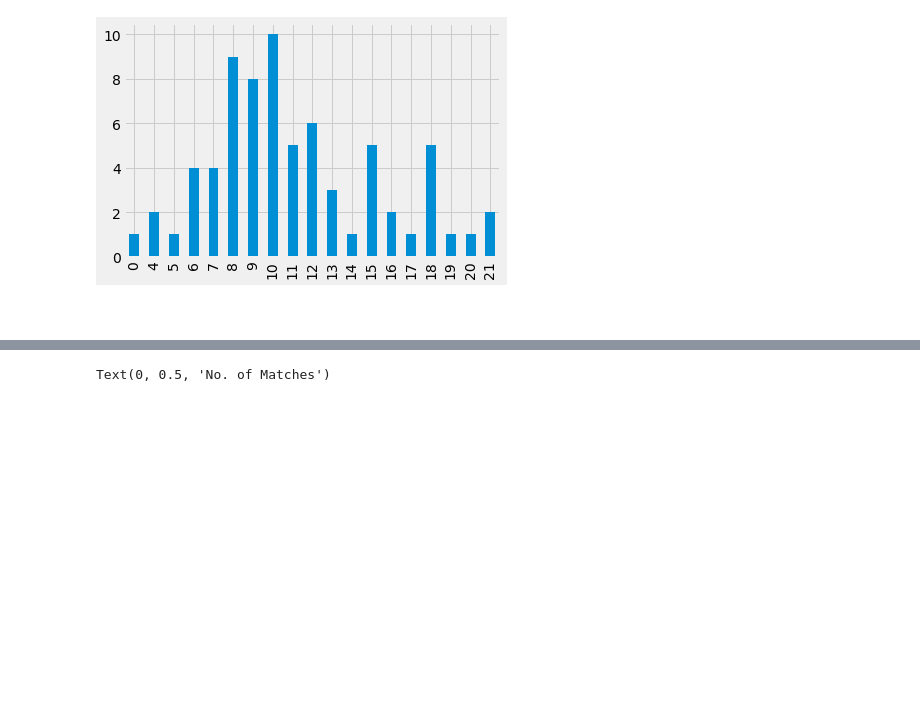
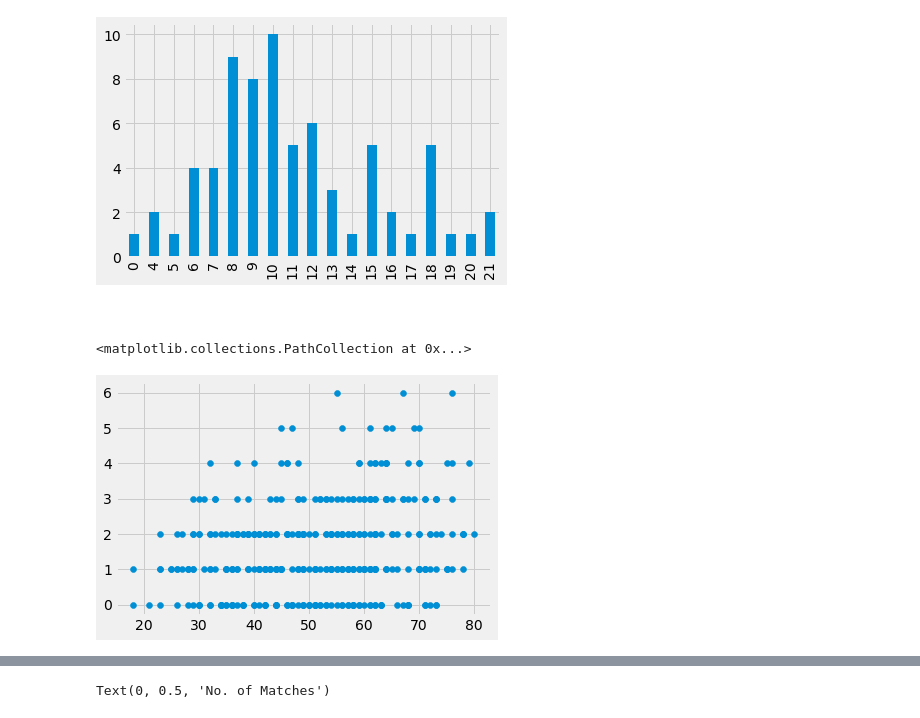
Before and after one commit to colm-o-caoimh/FootballSimulation, a Jupyter notebook: PDA_Project2020.ipynb, the cells around one changed output, grey strips where cells are left out. Saved outputs shown, nothing was run; the diff lists cells and outputs as text; code cells hidden in the pictures; blank space fills up the shorter version.

```diff
--- a/PDA_Project2020.ipynb
+++ b/PDA_Project2020.ipynb
@@ -701,3 +701,8 @@ draw_shots_distribution.plot(kind='bar')
 [figure]
 # %% [markdown]
 <br>
+# %%
+plt.scatter(df1["home_team_possession"], df1["home_team_goal_count"])
+# %% [output]
+<matplotlib.collections.PathCollection at 0x...>
+[figure, added]
```
Also changed, not shown: parts of 30 cells of this notebook.
